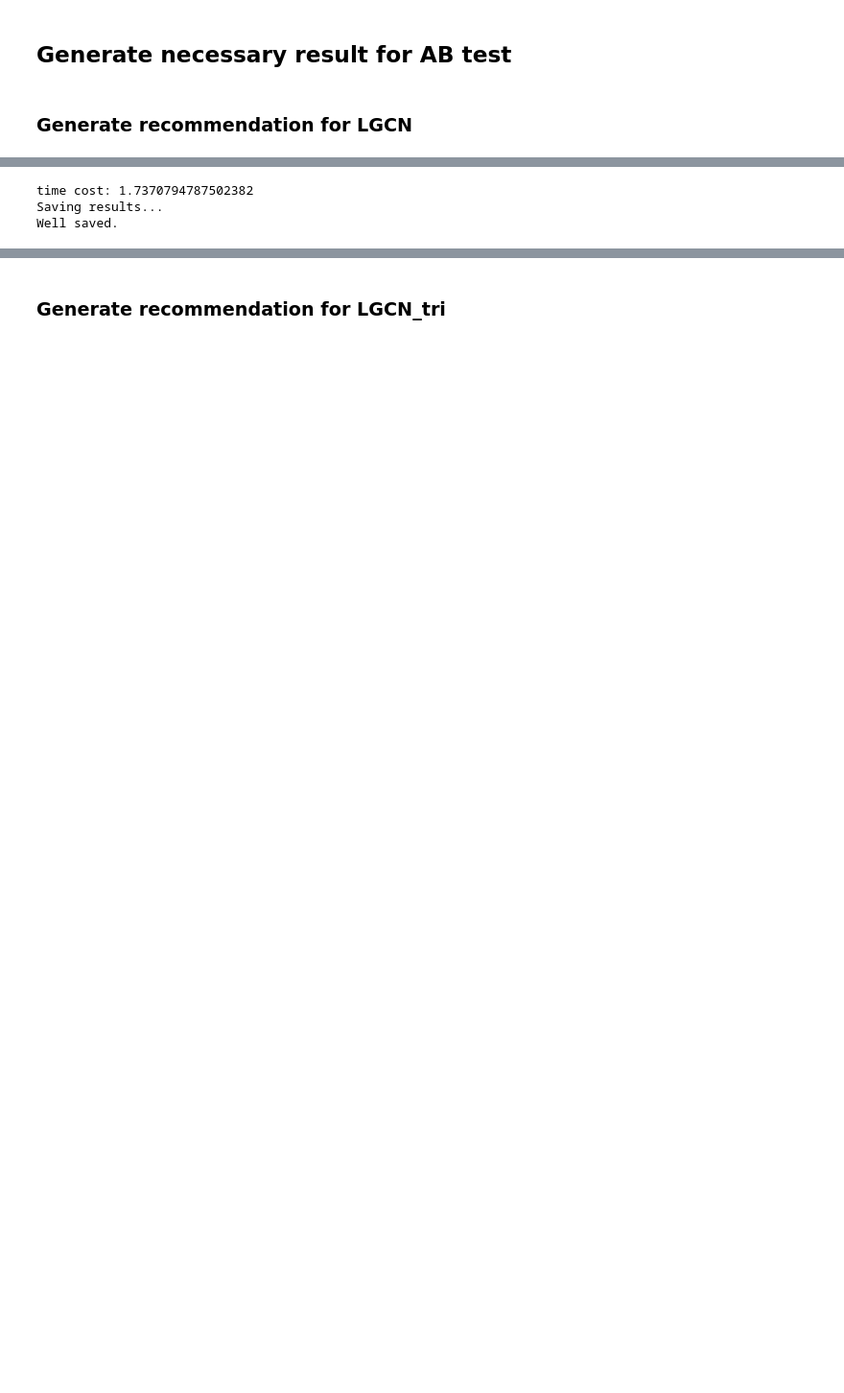
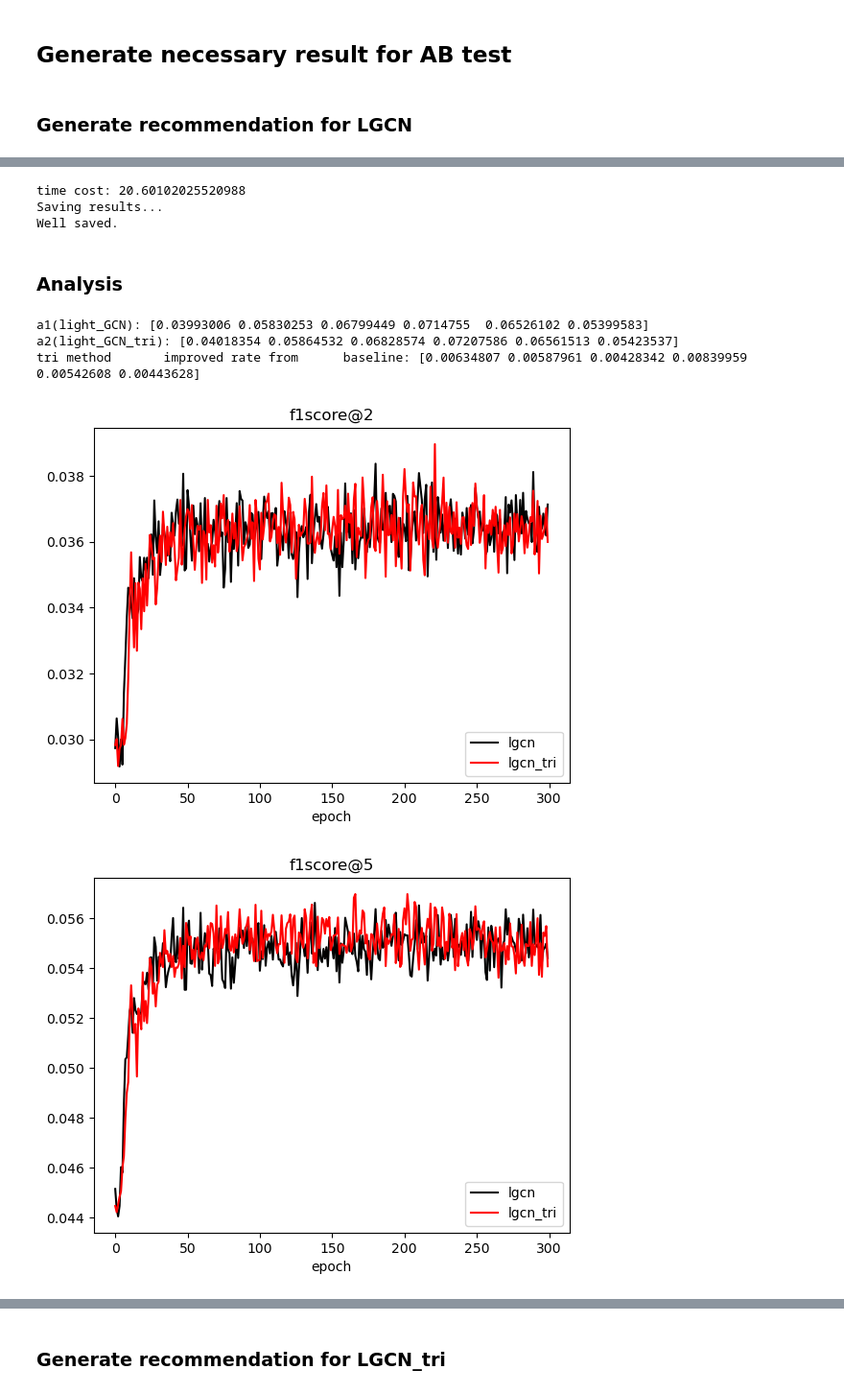
Before and after one commit to Hanc1999/LGCN, a Jupyter notebook: MBA_test_field.ipynb, the cells around one changed output, grey strips where cells are left out. Shown at 96% size. Cells and saved outputs as stored; diff of their text form; code cells hidden in the pictures; blank space fills up the shorter version.

```diff
--- a/MBA_test_field.ipynb
+++ b/MBA_test_field.ipynb
@@ -940,7 +1013,9 @@ interaction number: 208956
 # %%
-for exsl_path in ['Instacart_LGCN_tri_approximated_20240515_3.xlsx']:
+for exsl_path in ['Instacart_LGCN_tri_approximated_20240530_2.xlsx']:
     F1_max = train_model.train_model(params.all_para[:26], read_data_res, AB_test_dir + exsl_path)
 # %% [output]
-time cost: 1.7370794787502382
+time cost: 20.60102025520988
 Saving results...
 Well saved.
+# %% [markdown]
+### Analysis
@@ -946,0 +1029,50 @@ Well saved.
+# %%
+# Light_GCN
+light_gcn_paths = [light_gcn_dir + "Instacart_LightGCN_20240517_1.xlsx",
+              light_gcn_dir + "Instacart_LightGCN_20240517_2.xlsx",
+              light_gcn_dir + "Instacart_LightGCN_20240517_3.xlsx"]
+
+light_gcn_f1_dfs = [pd.read_excel(path, sheet_name='F1') for path in light_gcn_paths]
+light_gcn_ndcg_dfs = [pd.read_excel(path, sheet_name='NDCG') for path in light_gcn_paths]
+
+# Light_GCN_tri
+light_gcn_tri_paths = [light_gcn_tri_dir + "Instacart_LightGCN_tri_20240527_1.xlsx",
+                  light_gcn_tri_dir + "Instacart_LightGCN_tri_20240527_2.xlsx",
+                  light_gcn_tri_dir + "Instacart_LightGCN_tri_20240527_3.xlsx"]
+
+light_gcn_tri_f1_dfs = [pd.read_excel(path, sheet_name='F1') for path in light_gcn_tri_paths]
+light_gcn_tri_ndcg_dfs = [pd.read_excel(path, sheet_name='NDCG') for path in light_gcn_tri_paths]
+# %%
+# 1. mean of max
+a1 = np.mean([df.max().tolist()[1:] for df in light_gcn_f1_dfs], axis=0)
+a2 = np.mean([df.max().tolist()[1:] for df in light_gcn_tri_f1_dfs], axis=0)
+
+print(f'a1(light_GCN): {a1}')
+print(f'a2(light_GCN_tri): {a2}')
+
+print(f'tri method \t improved rate from\t baseline: {a2/a1-1}')
+
+# 2. draw avg(f1) v.s. epoch number
+for k in [2,5,10,20,50,100]:
+    lgcn_f1_lines = [df[k].tolist() for df in light_gcn_f1_dfs]
+    lgcn_f1_mean = np.mean(lgcn_f1_lines, axis=0)
+    plt.plot(lgcn_f1_mean, label='lgcn', color='black')
+    # for line in lgcn_f1_lines:
+    #     plt.plot(line, label='lgcn', color='b')
+
+    lgcn_tri_f1_lines = [df[k].tolist() for df in light_gcn_tri_f1_dfs]
+    lgcn_tri_f1_mean = np.mean(lgcn_tri_f1_lines, axis=0)
+    plt.plot(lgcn_tri_f1_mean, label='lgcn_tri', color='red')
+    # for line in lgcn_tri_f1_lines:
+    #     plt.plot(line, label='lgcn_tri', color='r')
+
+    plt.legend()
+    plt.title(f'f1score@{k}')
+    plt.xlabel('epoch')
+    plt.show()
+# %% [output]
+a1(light_GCN): [0.03993006 0.05830253 0.06799449 0.0714755  0.06526102 0.05399583]
+a2(light_GCN_tri): [0.04018354 0.05864532 0.06828574 0.07207586 0.06561513 0.05423537]
+tri method       improved rate from      baseline: [0.00634807 0.00587961 0.00428342 0.00839959 0.00542608 0.00443628]
+[figure, added]
+[figure, added]
```
Also changed, not shown: parts of 22 cells of this notebook, 5 other files.
